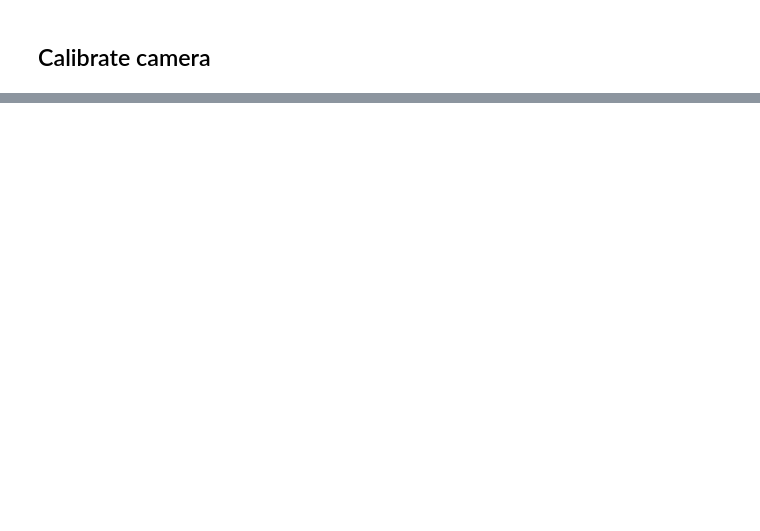
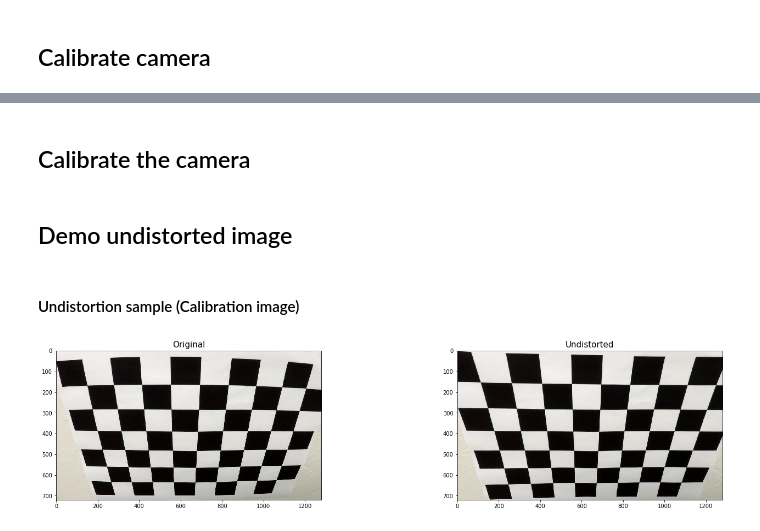
Before and after one commit to hafizur-rahman/CarND-Advanced-Lane-Lines, a Jupyter notebook: AdvancedLaneFindingPipeline.ipynb, the cells around one changed output, grey strips where cells are left out. Drawn from its saved outputs; the diff is of its cells as text; code cells hidden in the pictures; blank space fills up the shorter version.

```diff
--- a/AdvancedLaneFindingPipeline.ipynb
+++ b/AdvancedLaneFindingPipeline.ipynb
@@ -63,16 +2,0 @@ test_images = [(path, mpimage.imread(path)) for path in
-# %%
-def undistort(distorted_image, mtx, dist):
-    return cv2.undistort(distorted_image, mtx, dist, None, mtx)
-
-def demo_undistort(original, mtx, dist):
-    undistorted = undistort(original, mtx, dist)
-
-    f, (ax1, ax2) = plt.subplots(1, 2, figsize=(24, 9))
-
-    ax1.imshow(original)
-    ax1.set_title("Original Image", fontsize=20)
-
-    ax2.imshow(undistorted)
-    ax2.set_title("Undistorted Image", fontsize=20)
-
-    plt.show()
@@ -515,0 +16,34 @@ Wall time: 2min 19s
+# %%
+import re
+
+def numericalSort(value):
+    numbers = re.compile(r'(\d+)')
+    parts = numbers.split(value)
+    parts[1::2] = map(int, parts[1::2])
+
+    return parts
+
+# Make a list of calibration images
+calib_images_path = sorted(glob.glob('./camera_cal/calibration*.jpg'), key=numericalSort)
+
+# Make a list of test images
+test_images = [(path, mpimage.imread(path)) for path in
+               sorted(glob.glob('./test_images/test*.jpg'), key=numericalSort)]
+# test_images = [(path, mpimage.imread(path)) for path in
+#                sorted(glob.glob('./capture/challenge*.jpg'), key=numericalSort)]
+# %% [markdown]
+## Calibrate the camera
+# %%
+mtx, dist, _ = calibrate_camera(calib_images_path)
+# %% [markdown]
+## Demo undistorted image
+# %% [markdown]
+#### Undistortion sample (Calibration image)
+# %%
+calib_image = mpimage.imread(calib_images_path[1])
+undistorted = undistort(calib_image, mtx, dist)
+
+from demo import *
+demo([calib_image, undistorted], ["Original", "Undistorted"], 1, 2, save_as="output_images/undistort_output.jpg")
+# %% [output]
+[figure, added]
```
Also changed, not shown: parts of 35 cells of this notebook, 5 other files.
